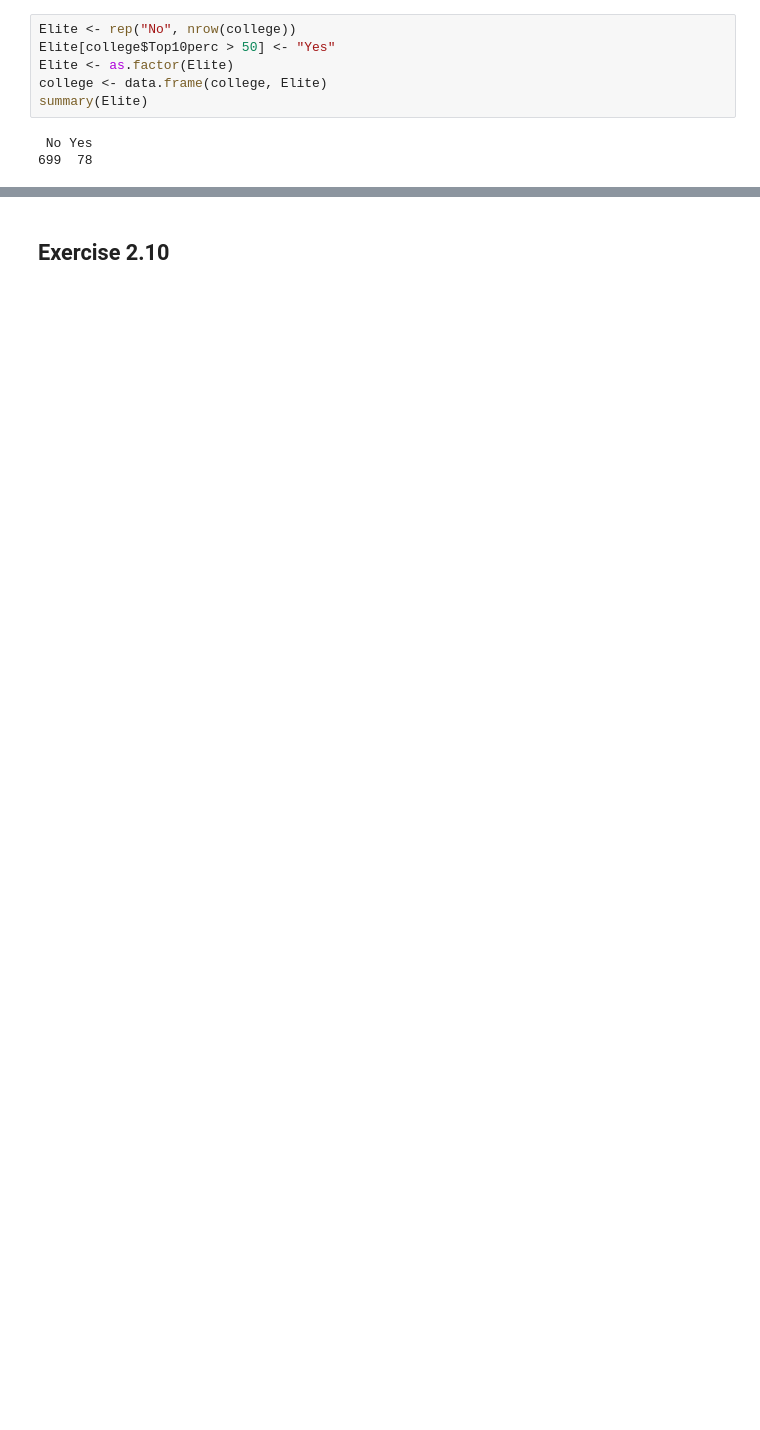
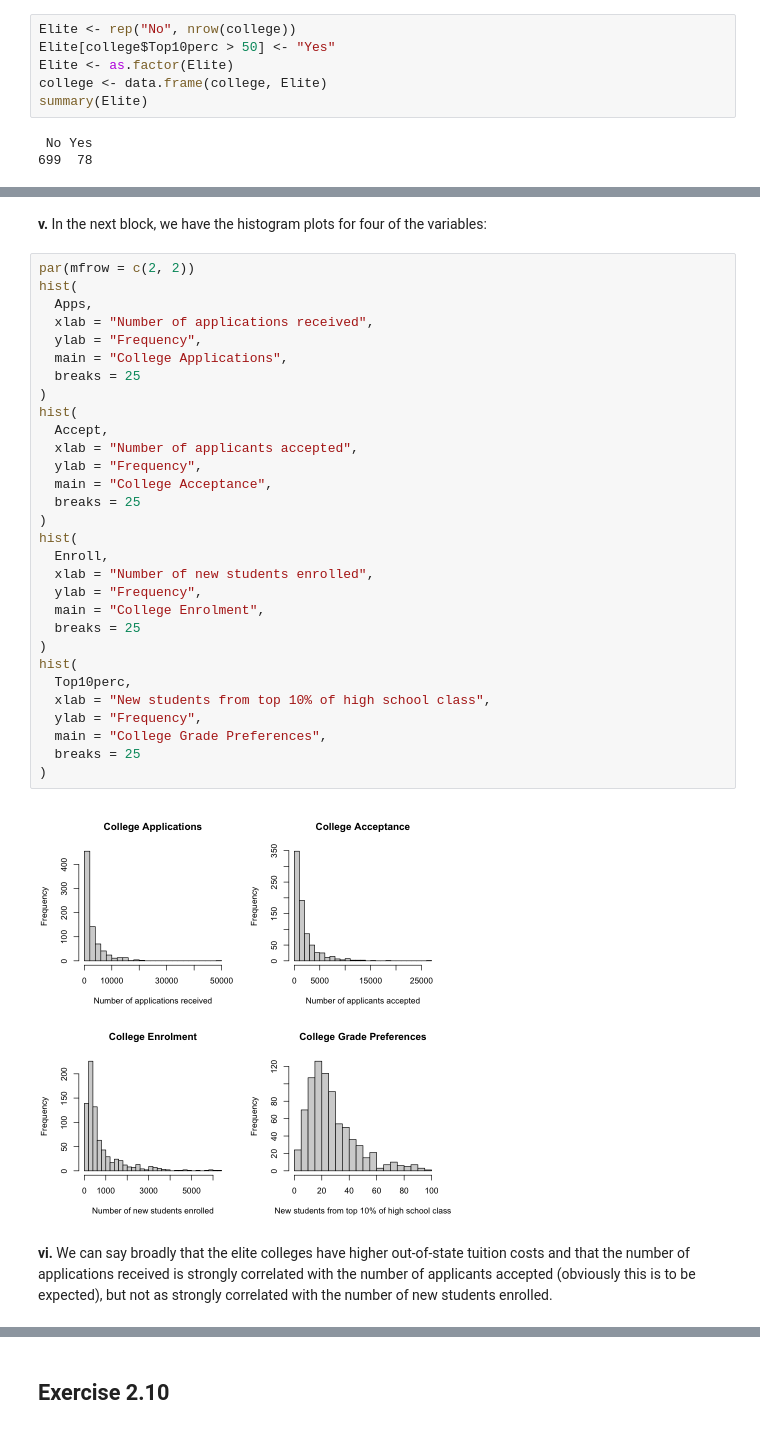
Before and after one commit to GrahamStrickland/isl, a Jupyter notebook: ch02.ipynb, the cells around one changed output, grey strips where cells are left out. Saved outputs shown, nothing was run; the diff lists cells and outputs as text; blank space fills up the shorter version.

```diff
--- a/chapter_02.ipynb
+++ b/ch02.ipynb
@@ -483,0 +441,40 @@ The following objects are masked from college (pos = 4):
+# %% [markdown]
+**v.** In the next block, we have the histogram plots for four of the variables:
+# %%
+par(mfrow = c(2, 2))
+hist(
+  Apps,
+  xlab = "Number of applications received",
+  ylab = "Frequency",
+  main = "College Applications",
+  breaks = 25
+)
+hist(
+  Accept,
+  xlab = "Number of applicants accepted",
+  ylab = "Frequency",
+  main = "College Acceptance",
+  breaks = 25
+)
+hist(
+  Enroll,
+  xlab = "Number of new students enrolled",
+  ylab = "Frequency",
+  main = "College Enrolment",
+  breaks = 25
+)
+hist(
+  Top10perc,
+  xlab = "New students from top 10% of high school class",
+  ylab = "Frequency",
+  main = "College Grade Preferences",
+  breaks = 25
+)
+# %% [output]
+[figure, added]
+# %% [markdown]
+**vi.** We can say broadly that the elite colleges have higher out-of-state
+tuition costs and that the number of applications received is strongly
+correlated with the number of applicants accepted (obviously this is
+to be expected), but not as strongly correlated with the number of
+new students enrolled.
```
Also changed, not shown: parts of 30 cells of this notebook.
